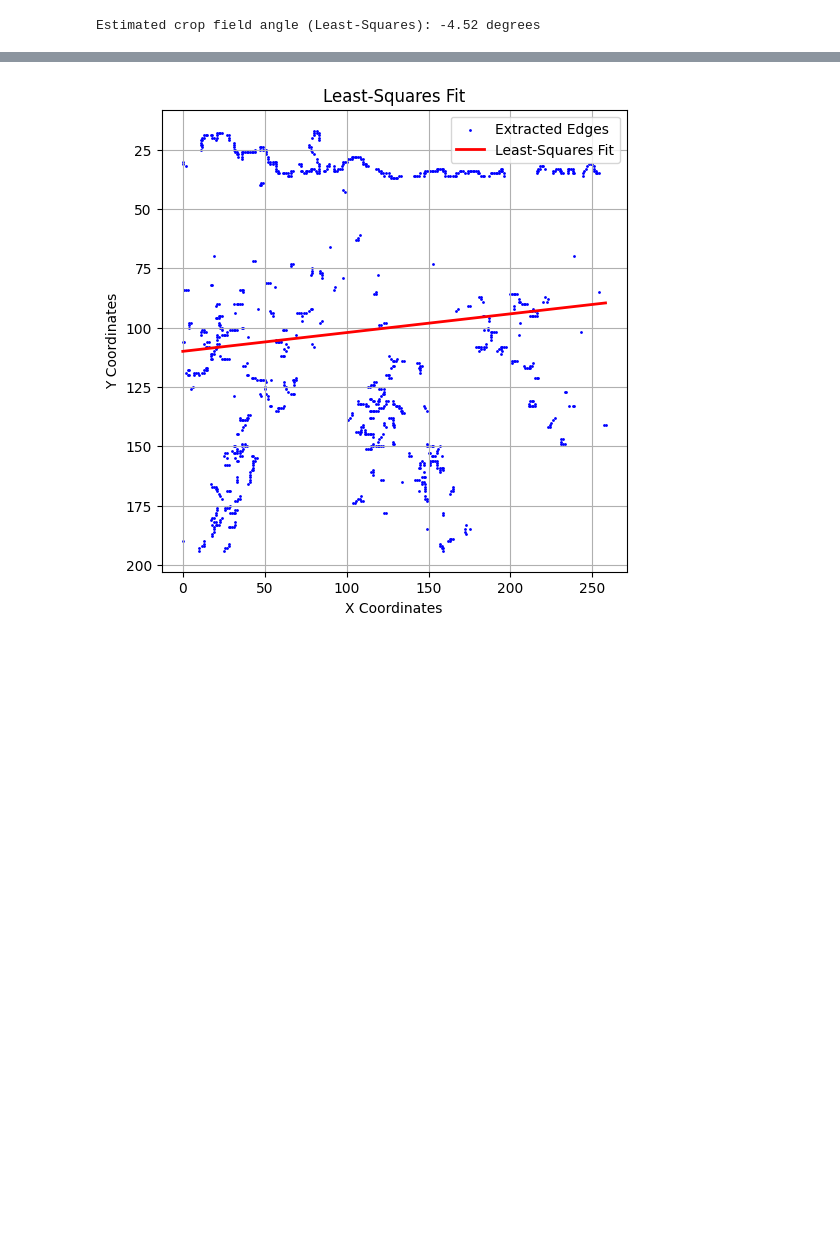
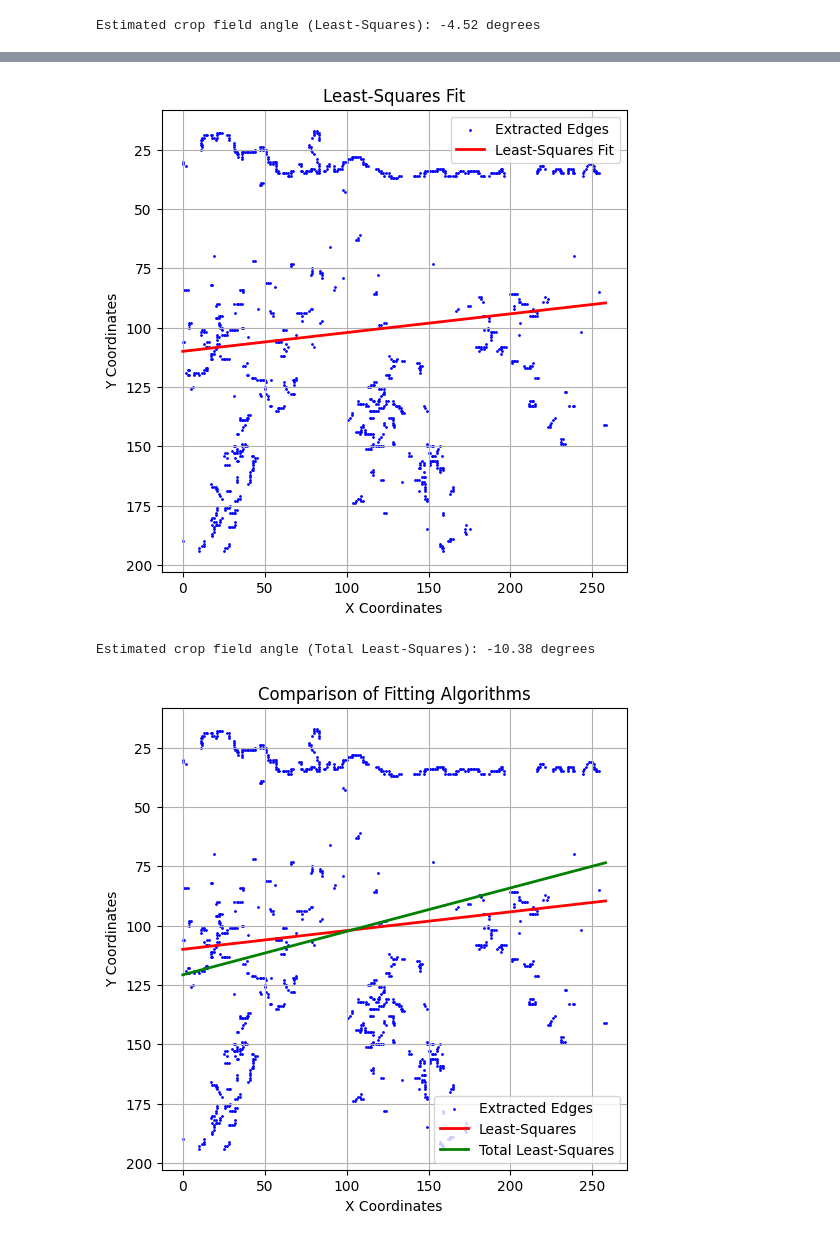
Before and after one commit to Genuuu/ET3112-Assignment-02, a Jupyter notebook: src/Code.ipynb, the cells around one changed output, grey strips where cells are left out. Cells and saved outputs as stored; diff of their text form; code cells hidden in the pictures; blank space fills up the shorter version.

Commit message:
Changes in the image

```diff
--- a/src/Code.ipynb
+++ b/src/Code.ipynb
@@ -41,30 +41,49 @@ plt.xlabel('X-axis')
 plt.ylabel('Y-axis')
 plt.grid(True)
 
 m, c = np.polyfit(x, y, 1)
 
 x_line = np.array([min(x), max(x)])
 y_line = m * x_line + c
 
 angle_rad = np.arctan(m)
 angle_deg = np.degrees(angle_rad)
 
 print(f"Estimated crop field angle (Least-Squares): {angle_deg:.2f} degrees")
 
 plt.figure(figsize=(6,6))
 plt.scatter(x, y, s=1, color='blue', label='Extracted Edges')
 plt.plot(x_line, y_line, color='red', linewidth=2, label='Least-Squares Fit')
 plt.gca().invert_yaxis()
 
 plt.title('Least-Squares Fit')
 plt.xlabel('X Coordinates')
 plt.ylabel('Y Coordinates')
 plt.legend()
 plt.grid(True)
 
 plt.show()
+
+x_mean = np.mean(x)
+y_mean = np.mean(y)
+
+x_centered = x - x_mean
+y_centered = y - y_mean
+
+data_matrix = np.vstack((x_centered, y_centered)).T
+U, S, V_transpose = np.linalig.svd(data_matrix)
+
+direction_vector = V_transpose[0]
+dx = direction_vector[0]
+dy = direction_vector[1]
+
+m_tls = dy/dx
+c_tls = y_mean - (m_tls * x_mean)]
+;
 # %% [output]
 [figure]
 Estimated crop field angle (Least-Squares): -4.52 degrees
 [figure]
 [figure]
+Estimated crop field angle (Total Least-Squares): -10.38 degrees
+[figure, added]
```
